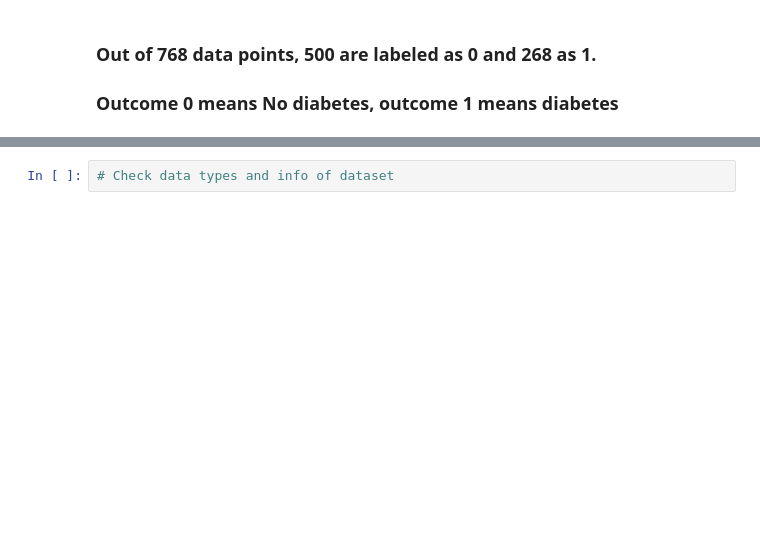
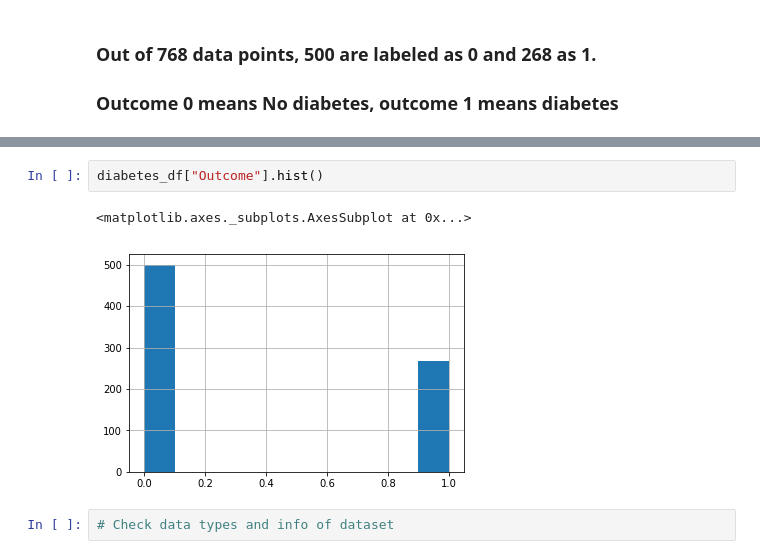
Before and after one commit to GreatLearningAIML1/bangalore-feb-batch-rabigarg, a Jupyter notebook: Lab_R5_External_SVM_Problem_Diabetes.ipynb, the cells around one changed output, grey strips where cells are left out. Cells and saved outputs as stored; diff of their text form; blank space fills up the shorter version.

```diff
--- a/Lab_R5_External_SVM_Problem_Diabetes.ipynb
+++ b/Lab_R5_External_SVM_Problem_Diabetes.ipynb
@@ -18,2 +114,7 @@ import matplotlib.pyplot as plt
+# %%
+diabetes_df["Outcome"].hist()
+# %% [output]
+<matplotlib.axes._subplots.AxesSubplot at 0x...>
+[figure, added]
 # %%
 # Check data types and info of dataset
```
Also changed, not shown: parts of 38 cells of this notebook.
